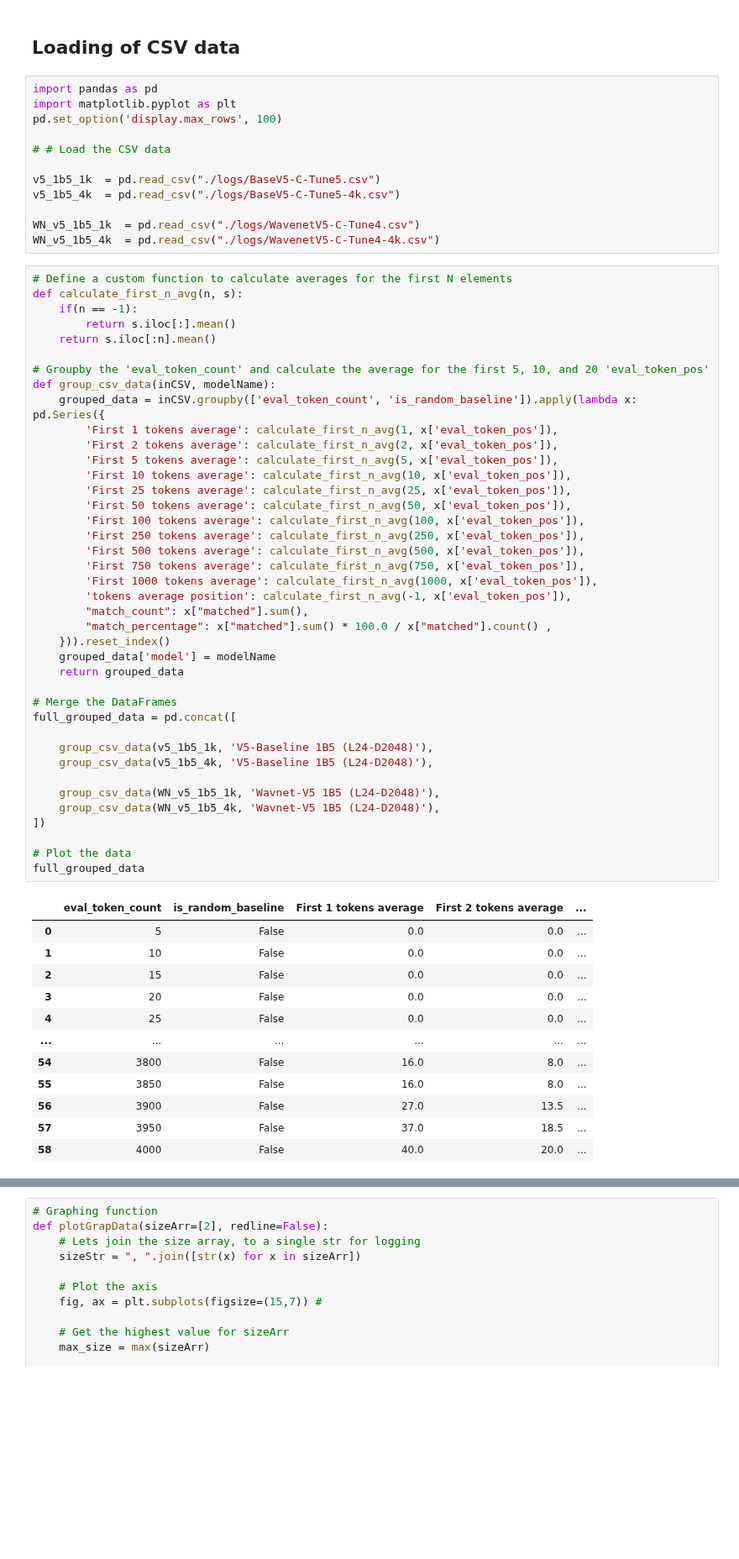
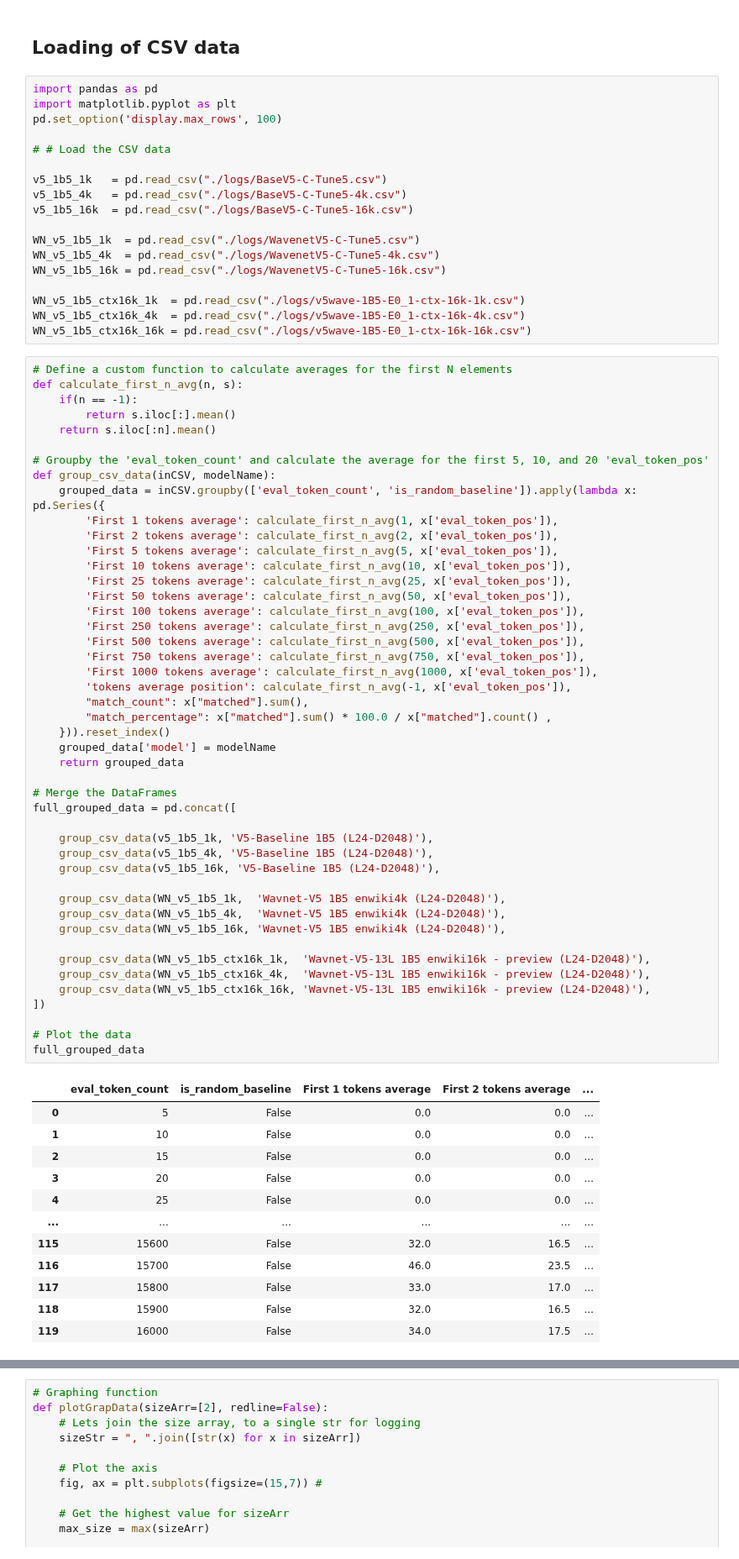
Before and after one commit to RWKV/RWKV-infctx-trainer, a Jupyter notebook: notebook/experiment/memory-bench/Charting-V5.ipynb, the cells around one changed output, grey strips where cells are left out. Shown at 84% size. Drawn from its saved outputs; the diff is of its cells as text; blank space fills up the shorter version.

```diff
--- a/notebook/experiment/memory-bench/Charting-V5.ipynb
+++ b/notebook/experiment/memory-bench/Charting-V5.ipynb
@@ -39,11 +45,17 @@ pd.set_option('display.max_rows', 100)
 
 # # Load the CSV data
 
-v5_1b5_1k  = pd.read_csv("./logs/BaseV5-C-Tune5.csv")
-v5_1b5_4k  = pd.read_csv("./logs/BaseV5-C-Tune5-4k.csv")
+v5_1b5_1k   = pd.read_csv("./logs/BaseV5-C-Tune5.csv")
+v5_1b5_4k   = pd.read_csv("./logs/BaseV5-C-Tune5-4k.csv")
+v5_1b5_16k  = pd.read_csv("./logs/BaseV5-C-Tune5-16k.csv")
 
-WN_v5_1b5_1k  = pd.read_csv("./logs/WavenetV5-C-Tune4.csv")
-WN_v5_1b5_4k  = pd.read_csv("./logs/WavenetV5-C-Tune4-4k.csv")
+WN_v5_1b5_1k  = pd.read_csv("./logs/WavenetV5-C-Tune5.csv")
+WN_v5_1b5_4k  = pd.read_csv("./logs/WavenetV5-C-Tune5-4k.csv")
+WN_v5_1b5_16k = pd.read_csv("./logs/WavenetV5-C-Tune5-16k.csv")
+
+WN_v5_1b5_ctx16k_1k  = pd.read_csv("./logs/v5wave-1B5-E0_1-ctx-16k-1k.csv")
+WN_v5_1b5_ctx16k_4k  = pd.read_csv("./logs/v5wave-1B5-E0_1-ctx-16k-4k.csv")
+WN_v5_1b5_ctx16k_16k = pd.read_csv("./logs/v5wave-1B5-E0_1-ctx-16k-16k.csv")
 # %%
 # Define a custom function to calculate averages for the first N elements
 def calculate_first_n_avg(n, s):
@@ -63,37 +75,43 @@ def group_csv_data(inCSV, modelName):
         'First 100 tokens average': calculate_first_n_avg(100, x['eval_token_pos']),
         'First 250 tokens average': calculate_first_n_avg(250, x['eval_token_pos']),
         'First 500 tokens average': calculate_first_n_avg(500, x['eval_token_pos']),
         'First 750 tokens average': calculate_first_n_avg(750, x['eval_token_pos']),
         'First 1000 tokens average': calculate_first_n_avg(1000, x['eval_token_pos']),
         'tokens average position': calculate_first_n_avg(-1, x['eval_token_pos']),
         "match_count": x["matched"].sum(),
         "match_percentage": x["matched"].sum() * 100.0 / x["matched"].count() ,
     })).reset_index()
     grouped_data['model'] = modelName
     return grouped_data
 
 # Merge the DataFrames
 full_grouped_data = pd.concat([
 
     group_csv_data(v5_1b5_1k, 'V5-Baseline 1B5 (L24-D2048)'),
     group_csv_data(v5_1b5_4k, 'V5-Baseline 1B5 (L24-D2048)'),
+    group_csv_data(v5_1b5_16k, 'V5-Baseline 1B5 (L24-D2048)'),
 
-    group_csv_data(WN_v5_1b5_1k, 'Wavnet-V5 1B5 (L24-D2048)'),
-    group_csv_data(WN_v5_1b5_4k, 'Wavnet-V5 1B5 (L24-D2048)'),
+    group_csv_data(WN_v5_1b5_1k,  'Wavnet-V5 1B5 enwiki4k (L24-D2048)'),
+    group_csv_data(WN_v5_1b5_4k,  'Wavnet-V5 1B5 enwiki4k (L24-D2048)'),
+    group_csv_data(WN_v5_1b5_16k, 'Wavnet-V5 1B5 enwiki4k (L24-D2048)'),
+
+    group_csv_data(WN_v5_1b5_ctx16k_1k,  'Wavnet-V5-13L 1B5 enwiki16k - preview (L24-D2048)'),
+    group_csv_data(WN_v5_1b5_ctx16k_4k,  'Wavnet-V5-13L 1B5 enwiki16k - preview (L24-D2048)'),
+    group_csv_data(WN_v5_1b5_ctx16k_16k, 'Wavnet-V5-13L 1B5 enwiki16k - preview (L24-D2048)'),
 ])
 
 # Plot the data
 full_grouped_data
 # %% [output]
 |  | eval_token_count | is_random_baseline | First 1 tokens average | First 2 tokens average | ... |
 | 0 | 5 | False | 0.0 | 0.0 | ... |
 | 1 | 10 | False | 0.0 | 0.0 | ... |
 | 2 | 15 | False | 0.0 | 0.0 | ... |
 | 3 | 20 | False | 0.0 | 0.0 | ... |
 | 4 | 25 | False | 0.0 | 0.0 | ... |
 | ... | ... | ... | ... | ... | ... |
-| 54 | 3800 | False | 16.0 | 8.0 | ... |
-| 55 | 3850 | False | 16.0 | 8.0 | ... |
-| 56 | 3900 | False | 27.0 | 13.5 | ... |
-| 57 | 3950 | False | 37.0 | 18.5 | ... |
-| 58 | 4000 | False | 40.0 | 20.0 | ... |
+| 115 | 15600 | False | 32.0 | 16.5 | ... |
+| 116 | 15700 | False | 46.0 | 23.5 | ... |
+| 117 | 15800 | False | 33.0 | 17.0 | ... |
+| 118 | 15900 | False | 32.0 | 16.5 | ... |
+| 119 | 16000 | False | 34.0 | 17.5 | ... |
```
Also changed, not shown: parts of 6 cells of this notebook, 4 other files.
